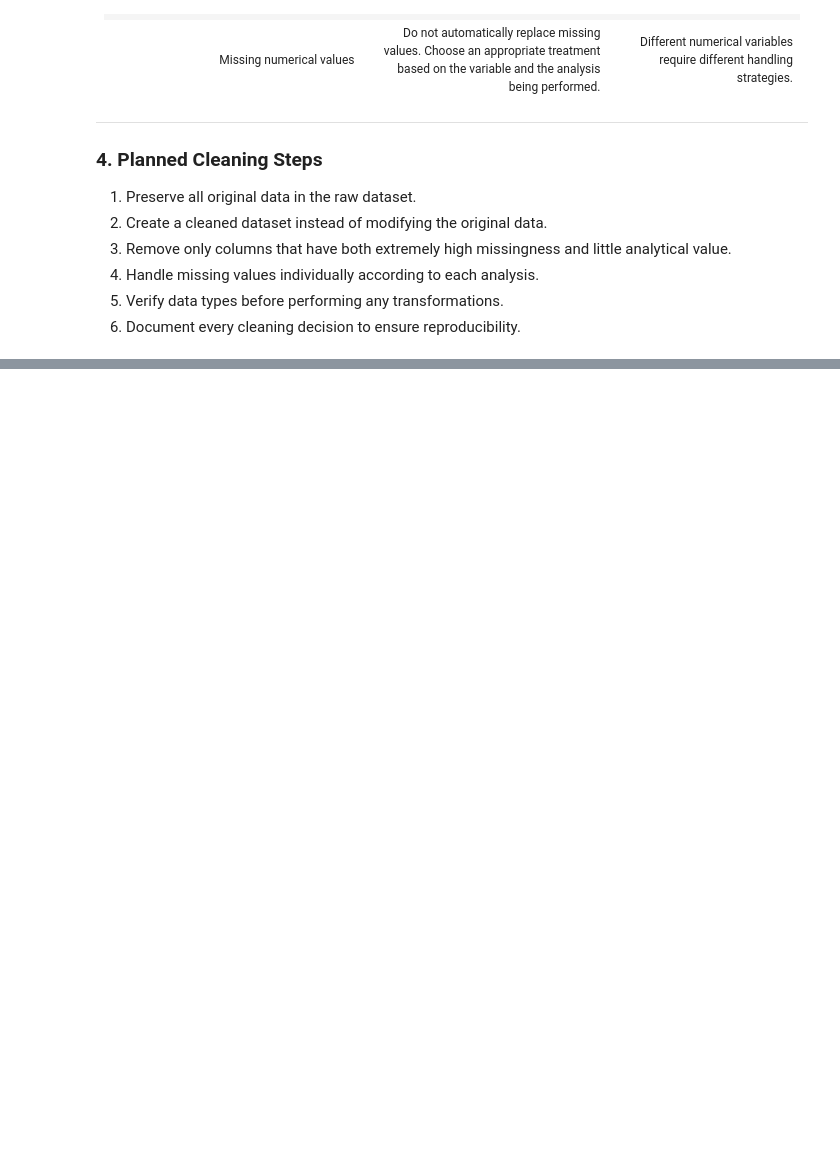
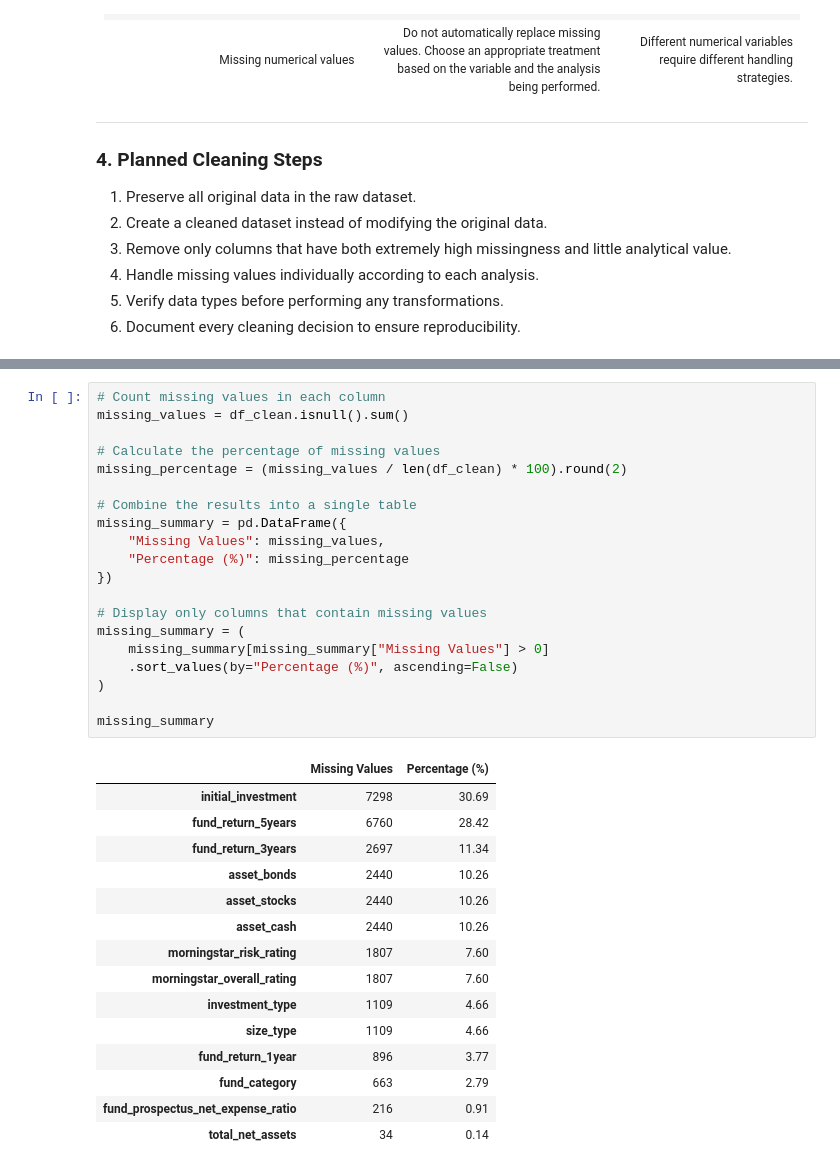
Before and after one commit to lopez3113/mutual-funds-analysis, a Jupyter notebook: notebooks/01_Data_Exploration.ipynb, the cells around one changed output, grey strips where cells are left out. Drawn from its saved outputs; the diff is of its cells as text; blank space fills up the shorter version.

```diff
--- a/notebooks/01_Data_Exploration.ipynb
+++ b/notebooks/01_Data_Exploration.ipynb
@@ -493,0 +560,36 @@ The dataset contains 298 variables. Rather than immediately deleting columns, th
+# %%
+# Count missing values in each column
+missing_values = df_clean.isnull().sum()
+
+# Calculate the percentage of missing values
+missing_percentage = (missing_values / len(df_clean) * 100).round(2)
+
+# Combine the results into a single table
+missing_summary = pd.DataFrame({
+    "Missing Values": missing_values,
+    "Percentage (%)": missing_percentage
+})
+
+# Display only columns that contain missing values
+missing_summary = (
+    missing_summary[missing_summary["Missing Values"] > 0]
+    .sort_values(by="Percentage (%)", ascending=False)
+)
+
+missing_summary
+# %% [output]
+|  | Missing Values | Percentage (%) |
+| initial_investment | 7298 | 30.69 |
+| fund_return_5years | 6760 | 28.42 |
+| fund_return_3years | 2697 | 11.34 |
+| asset_bonds | 2440 | 10.26 |
+| asset_stocks | 2440 | 10.26 |
+| asset_cash | 2440 | 10.26 |
+| morningstar_risk_rating | 1807 | 7.60 |
+| morningstar_overall_rating | 1807 | 7.60 |
+| investment_type | 1109 | 4.66 |
+| size_type | 1109 | 4.66 |
+| fund_return_1year | 896 | 3.77 |
+| fund_category | 663 | 2.79 |
+| fund_prospectus_net_expense_ratio | 216 | 0.91 |
+| total_net_assets | 34 | 0.14 |
```
Also changed, not shown: parts of 11 cells of this notebook.
